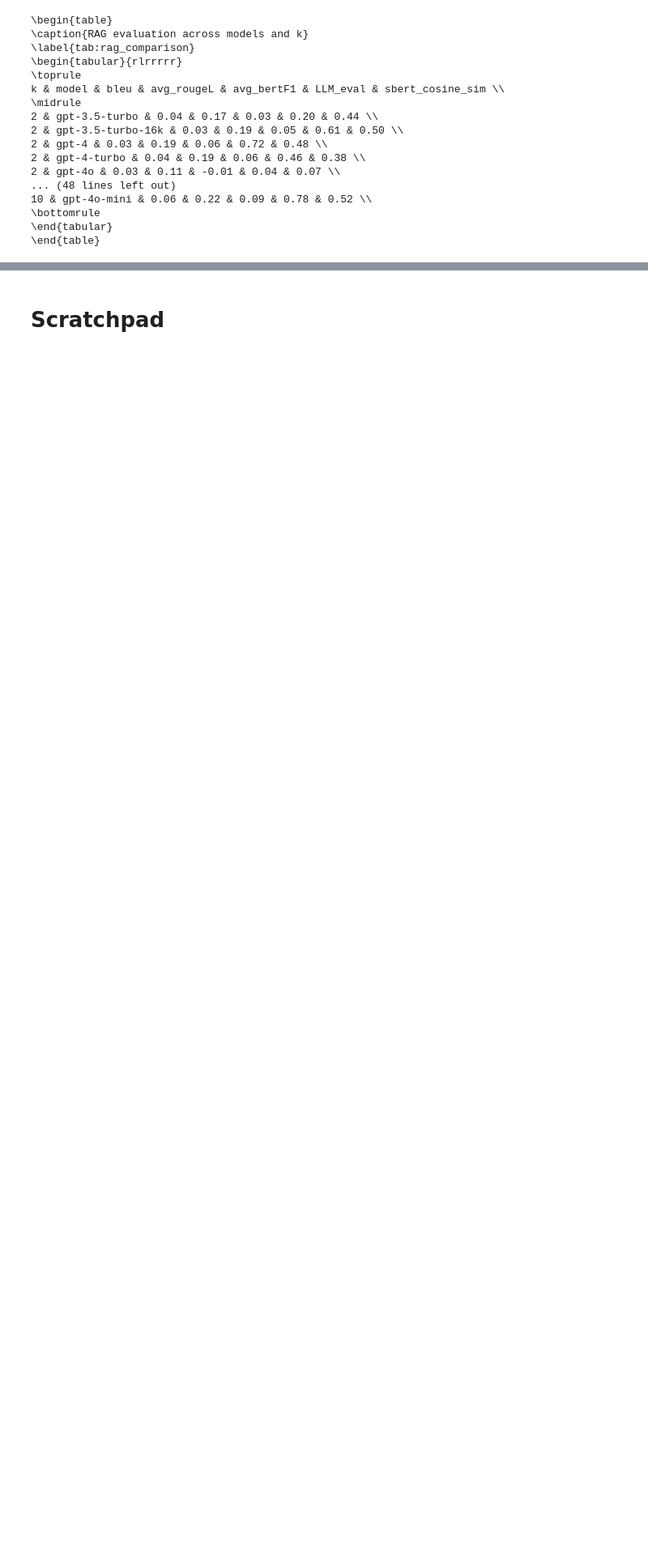
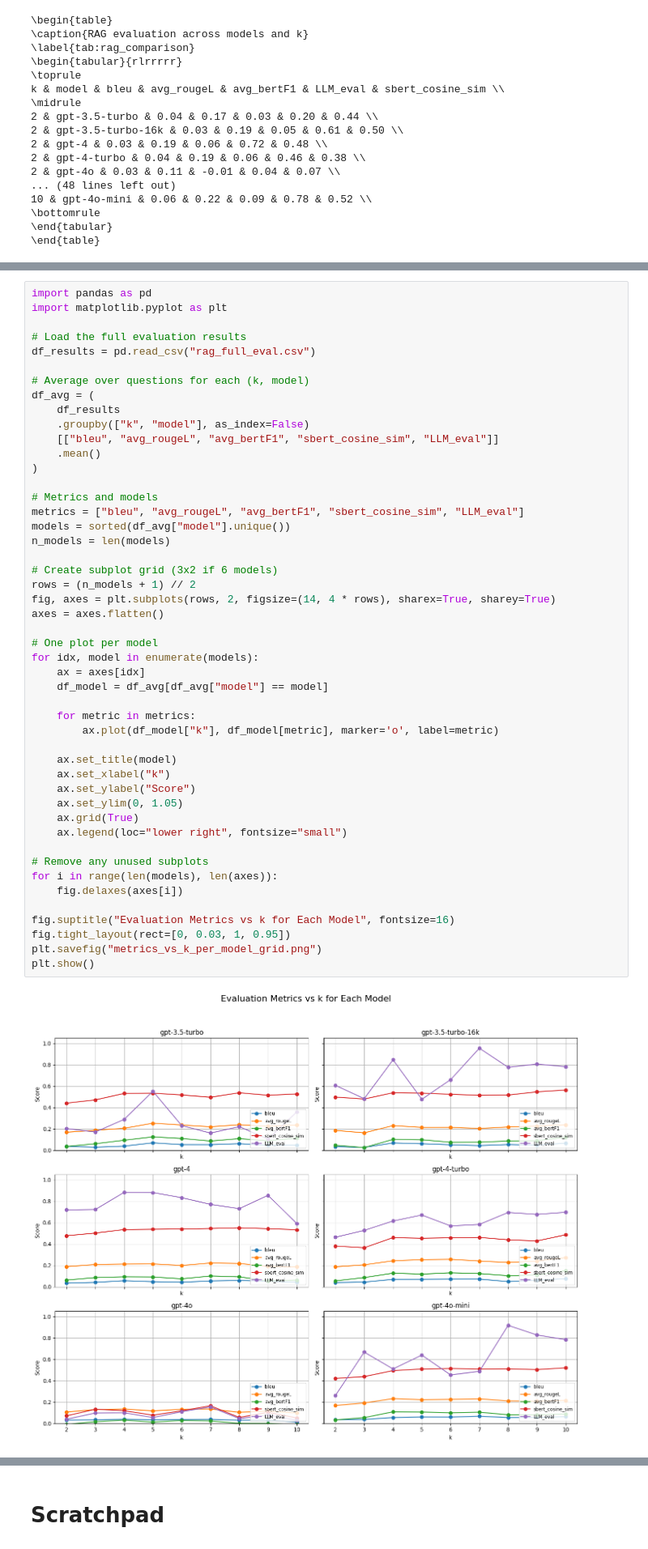
Before and after one commit to hshahrzad/RAG-Project, a Jupyter notebook: Rag_prototype.ipynb, the cells around one changed output, grey strips where cells are left out. Shown at 81% size. Saved outputs shown, nothing was run; the diff lists cells and outputs as text; blank space fills up the shorter version.

```diff
--- a/Rag_prototype.ipynb
+++ b/Rag_prototype.ipynb
@@ -712,6 +758,56 @@ for model in models:
 [figure]
 [figure]
 [figure]
+# %%
+import pandas as pd
+import matplotlib.pyplot as plt
+
+# Load the full evaluation results
+df_results = pd.read_csv("rag_full_eval.csv")
+
+# Average over questions for each (k, model)
+df_avg = (
+    df_results
+    .groupby(["k", "model"], as_index=False)
+    [["bleu", "avg_rougeL", "avg_bertF1", "sbert_cosine_sim", "LLM_eval"]]
+    .mean()
+)
+
+# Metrics and models
+metrics = ["bleu", "avg_rougeL", "avg_bertF1", "sbert_cosine_sim", "LLM_eval"]
+models = sorted(df_avg["model"].unique())
+n_models = len(models)
+
+# Create subplot grid (3x2 if 6 models)
+rows = (n_models + 1) // 2
+fig, axes = plt.subplots(rows, 2, figsize=(14, 4 * rows), sharex=True, sharey=True)
+axes = axes.flatten()
+
+# One plot per model
+for idx, model in enumerate(models):
+    ax = axes[idx]
+    df_model = df_avg[df_avg["model"] == model]
+
+    for metric in metrics:
+        ax.plot(df_model["k"], df_model[metric], marker='o', label=metric)
+
+    ax.set_title(model)
+    ax.set_xlabel("k")
+    ax.set_ylabel("Score")
+    ax.set_ylim(0, 1.05)
+    ax.grid(True)
+    ax.legend(loc="lower right", fontsize="small")
+
+# Remove any unused subplots
+for i in range(len(models), len(axes)):
+    fig.delaxes(axes[i])
+
+fig.suptitle("Evaluation Metrics vs k for Each Model", fontsize=16)
+fig.tight_layout(rect=[0, 0.03, 1, 0.95])
+plt.savefig("metrics_vs_k_per_model_grid.png")
+plt.show()
+# %% [output]
+[figure, added]
 # %%
 import pandas as pd
 
```
Also changed, not shown: parts of 1 cell of this notebook, 2 other files.
